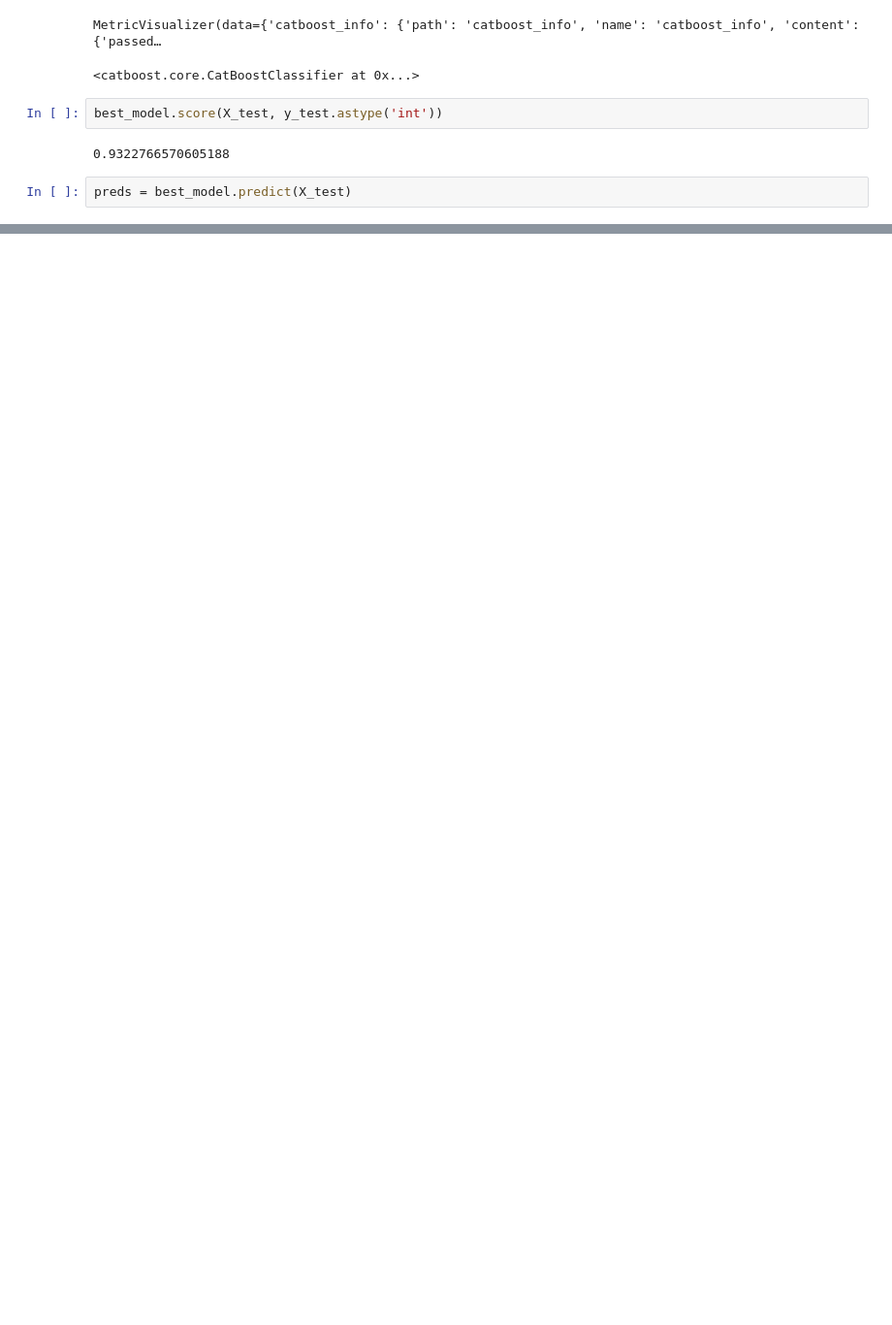
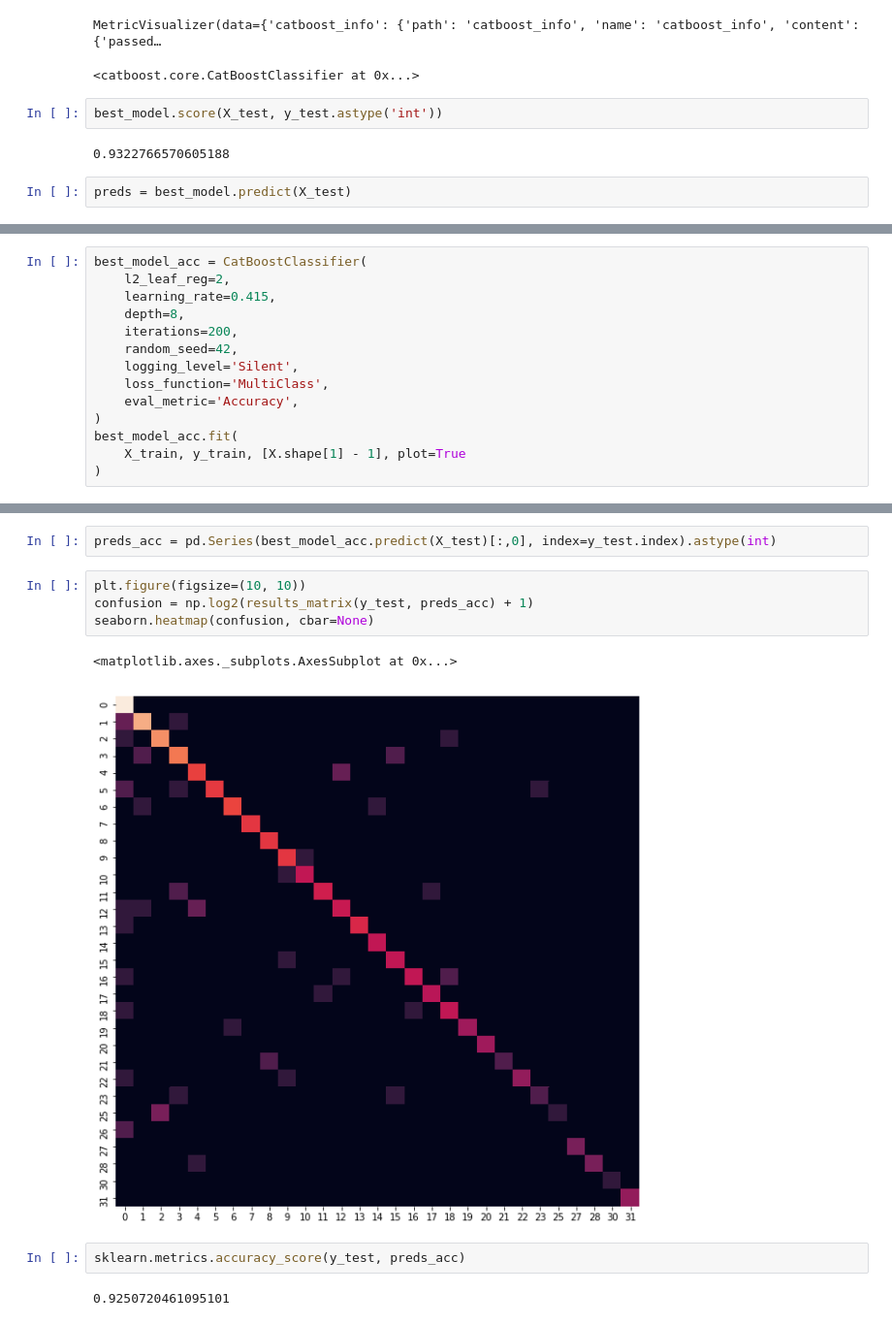
Before and after one commit to mxposed/sickle, a Jupyter notebook: 05-catboost-mca/find_best_params.ipynb, the cells around one changed output, grey strips where cells are left out. Shown at 97% size. Cells and saved outputs as stored; diff of their text form; blank space fills up the shorter version.

```diff
--- a/05-catboost-mca/find_best_params.ipynb
+++ b/05-catboost-mca/find_best_params.ipynb
@@ -192,0 +208,14 @@ sklearn.metrics.f1_score(preds, y_test, average='weighted')
+# %%
+best_model_acc = CatBoostClassifier(
+    l2_leaf_reg=2,
+    learning_rate=0.415,
+    depth=8,
+    iterations=200,
+    random_seed=42,
+    logging_level='Silent',
+    loss_function='MultiClass',
+    eval_metric='Accuracy',
+)
+best_model_acc.fit(
+    X_train, y_train, [X.shape[1] - 1], plot=True
+)
@@ -192,0 +226,13 @@ sklearn.metrics.f1_score(preds, y_test, average='weighted')
+# %%
+preds_acc = pd.Series(best_model_acc.predict(X_test)[:,0], index=y_test.index).astype(int)
+# %%
+plt.figure(figsize=(10, 10))
+confusion = np.log2(results_matrix(y_test, preds_acc) + 1)
+seaborn.heatmap(confusion, cbar=None)
+# %% [output]
+<matplotlib.axes._subplots.AxesSubplot at 0x...>
+[figure, added]
+# %%
+sklearn.metrics.accuracy_score(y_test, preds_acc)
+# %% [output]
+0.9250720461095101
```
Also changed, not shown: parts of 8 cells of this notebook.
